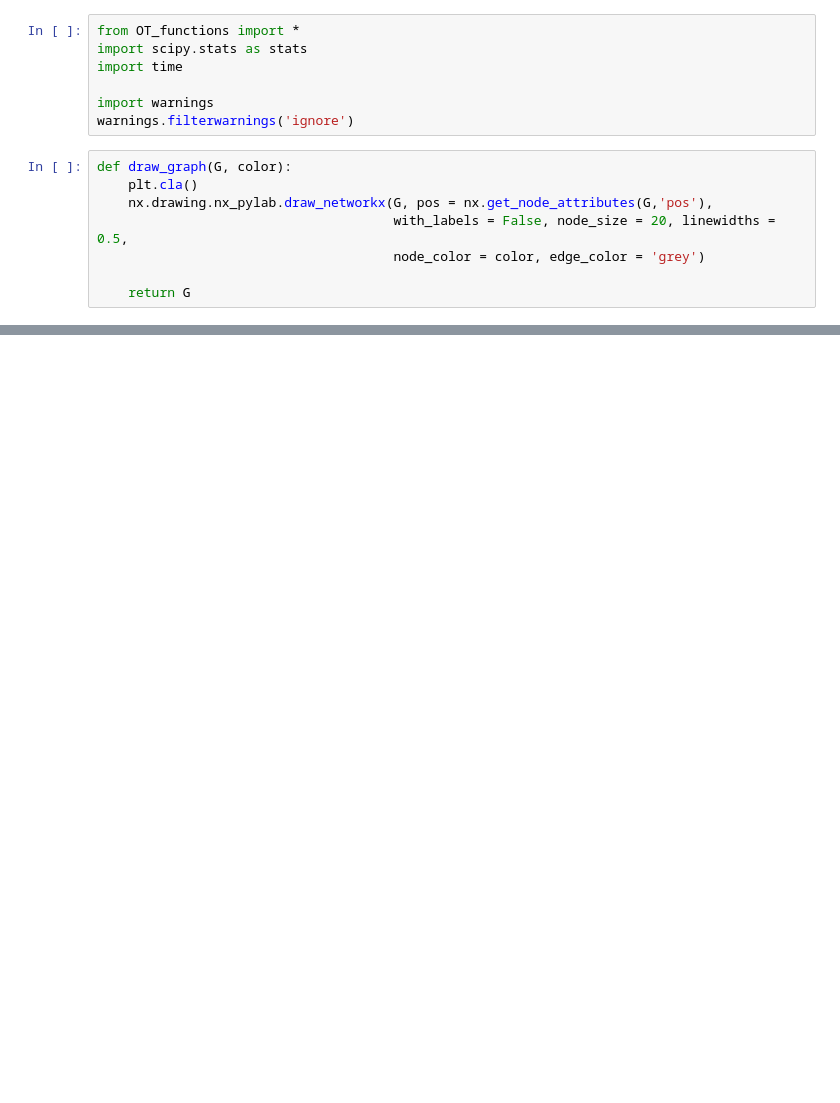
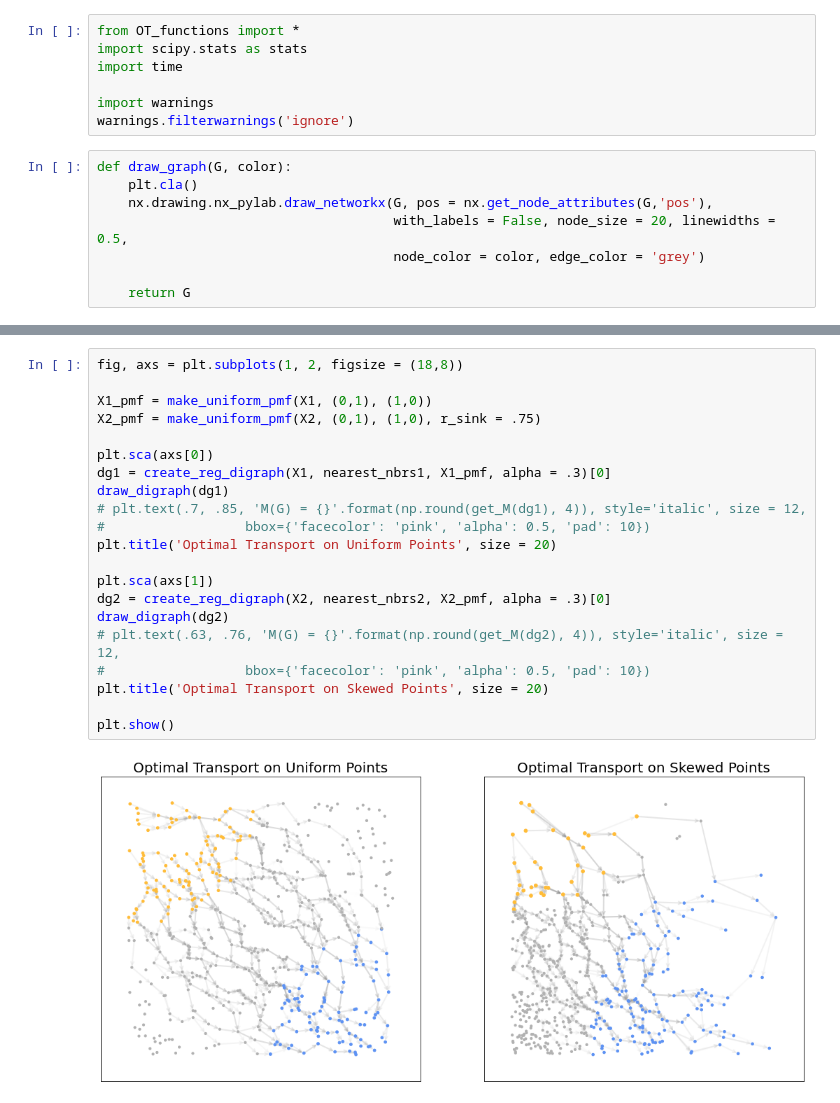
Before and after one commit to austinrdu5/OptimalTransport, a Jupyter notebook: research_project/Presentation.ipynb, the cells around one changed output, grey strips where cells are left out. Cells and saved outputs as stored; diff of their text form; blank space fills up the shorter version.

```diff
--- a/research_project/Presentation.ipynb
+++ b/research_project/Presentation.ipynb
@@ -249,0 +127,23 @@ plt.show()
+# %%
+fig, axs = plt.subplots(1, 2, figsize = (18,8))
+
+X1_pmf = make_uniform_pmf(X1, (0,1), (1,0))
+X2_pmf = make_uniform_pmf(X2, (0,1), (1,0), r_sink = .75)
+
+plt.sca(axs[0])
+dg1 = create_reg_digraph(X1, nearest_nbrs1, X1_pmf, alpha = .3)[0]
+draw_digraph(dg1)
+# plt.text(.7, .85, 'M(G) = {}'.format(np.round(get_M(dg1), 4)), style='italic', size = 12,
+#                  bbox={'facecolor': 'pink', 'alpha': 0.5, 'pad': 10})
+plt.title('Optimal Transport on Uniform Points', size = 20)
+
+plt.sca(axs[1])
+dg2 = create_reg_digraph(X2, nearest_nbrs2, X2_pmf, alpha = .3)[0]
+draw_digraph(dg2)
+# plt.text(.63, .76, 'M(G) = {}'.format(np.round(get_M(dg2), 4)), style='italic', size = 12,
+#                  bbox={'facecolor': 'pink', 'alpha': 0.5, 'pad': 10})
+plt.title('Optimal Transport on Skewed Points', size = 20)
+
+plt.show()
+# %% [output]
+[figure, added]
```
Also changed, not shown: parts of 48 cells of this notebook.
